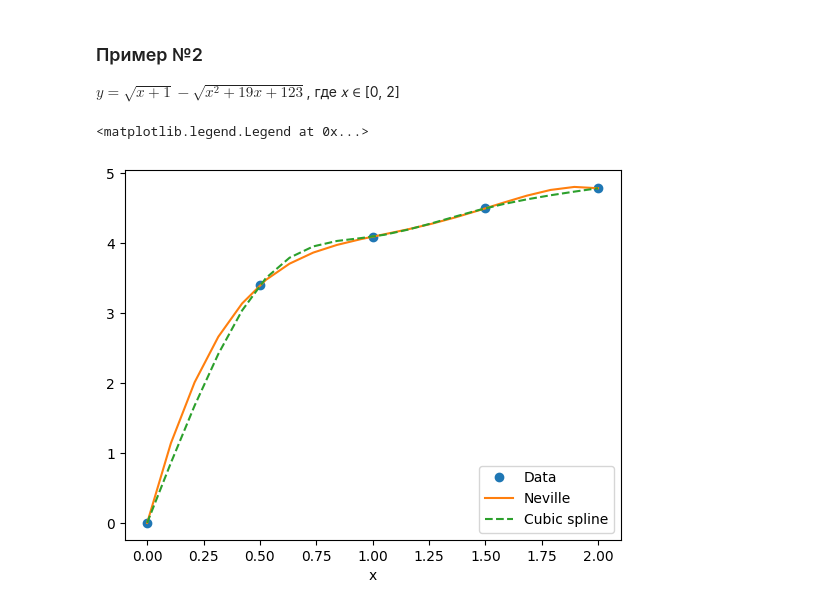
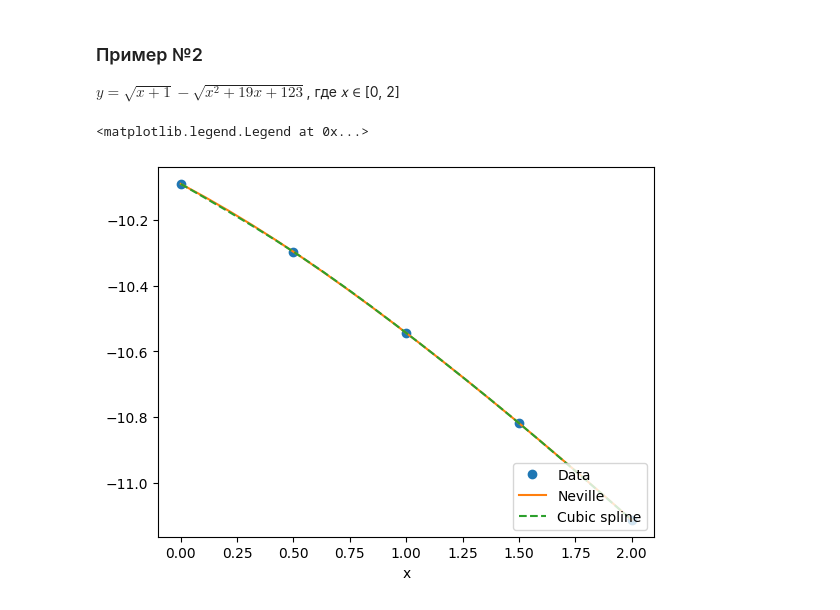
Before and after one commit to azizka85/Numerical-Methods, a Jupyter notebook: tasks/task #8.ipynb, the cells around one changed output. Cells and saved outputs as stored; diff of their text form; code cells hidden in the pictures.

```diff
--- a/tasks/task #8.ipynb
+++ b/tasks/task #8.ipynb
@@ -38,22 +38,22 @@ plt.legend(['Data', 'Neville', 'Cubic spline'], loc='lower right')
 $𝑦 = \sqrt{𝑥 + 1} − \sqrt{𝑥^2 + 19𝑥 + 123}$,  где 𝑥 ∈ [0, 2]
 # %%
 xd = np.linspace(0.,2., 5)
-yd = np.arcsinh(30*xd)
+yd = np.sqrt(𝑥d + 1) - np.sqrt(xd**2 + 19*xd +123)
 
 x = np.linspace (0., 2., 20)
 
 n = len(x)
 
 y = np.zeros((n, 2))
 k = cs.curvatures(xd, yd)
 
 for i in range(n):
     y[i, 0] = nv.polynom(xd, yd, x[i])
     y[i, 1] = cs.polynom(xd, yd, k, x[i])
 
 plt.plot(xd, yd, 'o', x, y[:, 0], '-', x, y[:, 1], '--')
 plt.xlabel('x')
 plt.legend(['Data', 'Neville', 'Cubic spline'], loc='lower right')
 # %% [output]
 <matplotlib.legend.Legend at 0x...>
-[figure, old version]
+[figure, new version]
```
